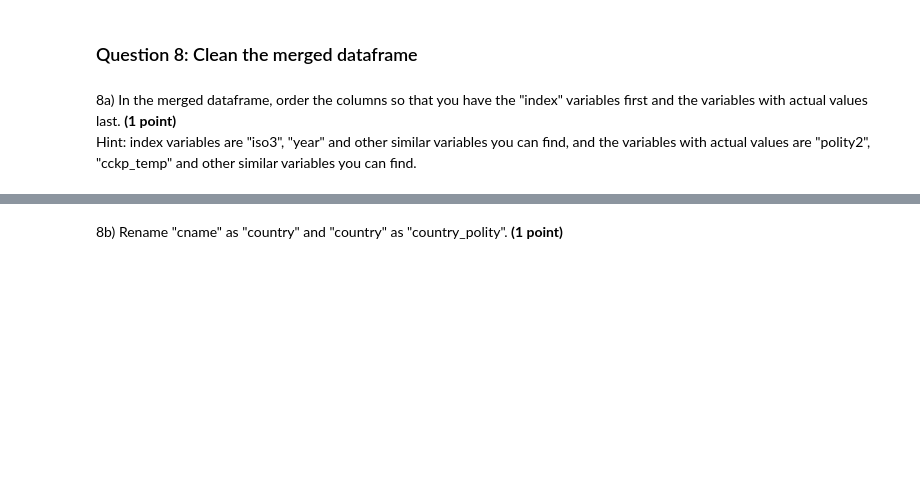
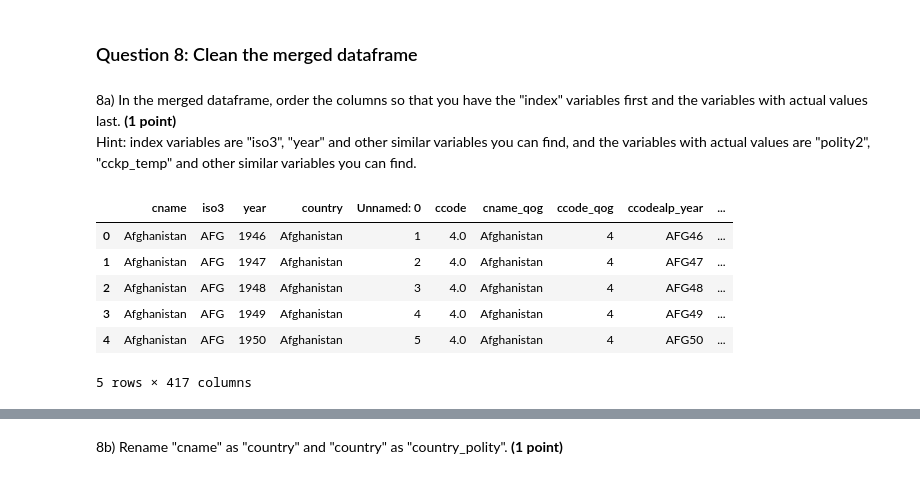
Before and after one commit to RitaGhilardi/class_datascience, a Jupyter notebook: Assigment/01_individual_assignment_RG.ipynb, the cells around one changed output, grey strips where cells are left out. Saved outputs shown, nothing was run; the diff lists cells and outputs as text; code cells hidden in the pictures; blank space fills up the shorter version.

```diff
--- a/Assigment/01_individual_assignment_RG.ipynb
+++ b/Assigment/01_individual_assignment_RG.ipynb
@@ -676,8 +640,8 @@ df_pol.drop(df_pol[df_pol["country"] == "Vietnam North"].index, inplace = True)
 # %%
-# Prova -> THIS
-df_pol.drop(df_pol[df_pol["country"] == "Kosovo"].index, inplace = True)
-df_pol.drop(df_pol[df_pol["country"] == "Montenegro"].index, inplace = True)
-df_pol.drop(df_pol[(df_pol["iso3"] == "ETH") & (df_pol["year"] == "1993")].index, inplace = True)
-df_pol.drop(df_pol[(df_pol["iso3"] == "SDN") & (df_pol["year"] == "2011")].index, inplace = True)
-df_pol.drop(df_pol[df_pol["country"] == "Vietnam North"].index, inplace = True)
-df_pol.drop(df_pol[df_pol["country"] == "Vietnam"].index, inplace = True)
+# Dropping the entries we obtained in previous code
+#df_pol.drop(df_pol[df_pol["country"] == "Kosovo"].index, inplace = True)
+#df_pol.drop(df_pol[df_pol["country"] == "Montenegro"].index, inplace = True)
+#df_pol.drop(df_pol[(df_pol["iso3"] == "ETH") & (df_pol["year"] == "1993")].index, inplace = True)
+#df_pol.drop(df_pol[(df_pol["iso3"] == "SDN") & (df_pol["year"] == "2011")].index, inplace = True)
+#df_pol.drop(df_pol[df_pol["country"] == "Vietnam North"].index, inplace = True)
+#df_pol.drop(df_pol[df_pol["country"] == "Vietnam"].index, inplace = True)
@@ -711,0 +703,11 @@ Hint: index variables are "iso3", "year" and other similar variables you can fin
+# %%
+cleaned_df_columns = final_df.loc[:, first_names + others + last_names] # Ordering columns
+cleaned_df_columns.head()
+# %% [output]
+|  | cname | iso3 | year | country | Unnamed: 0 | ccode | cname_qog | ccode_qog | ccodealp_year | ... |
+| 0 | Afghanistan | AFG | 1946 | Afghanistan | 1 | 4.0 | Afghanistan | 4 | AFG46 | ... |
+| 1 | Afghanistan | AFG | 1947 | Afghanistan | 2 | 4.0 | Afghanistan | 4 | AFG47 | ... |
+| 2 | Afghanistan | AFG | 1948 | Afghanistan | 3 | 4.0 | Afghanistan | 4 | AFG48 | ... |
+| 3 | Afghanistan | AFG | 1949 | Afghanistan | 4 | 4.0 | Afghanistan | 4 | AFG49 | ... |
+| 4 | Afghanistan | AFG | 1950 | Afghanistan | 5 | 4.0 | Afghanistan | 4 | AFG50 | ... |
+5 rows × 417 columns
```
Also changed, not shown: parts of 41 cells of this notebook, 2 other files.
